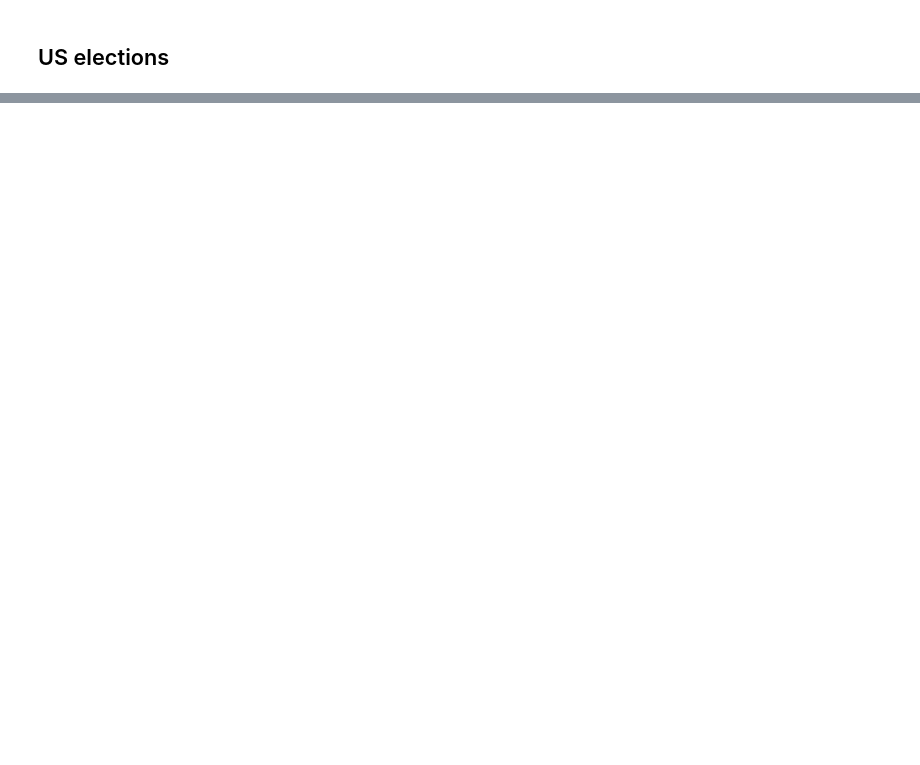
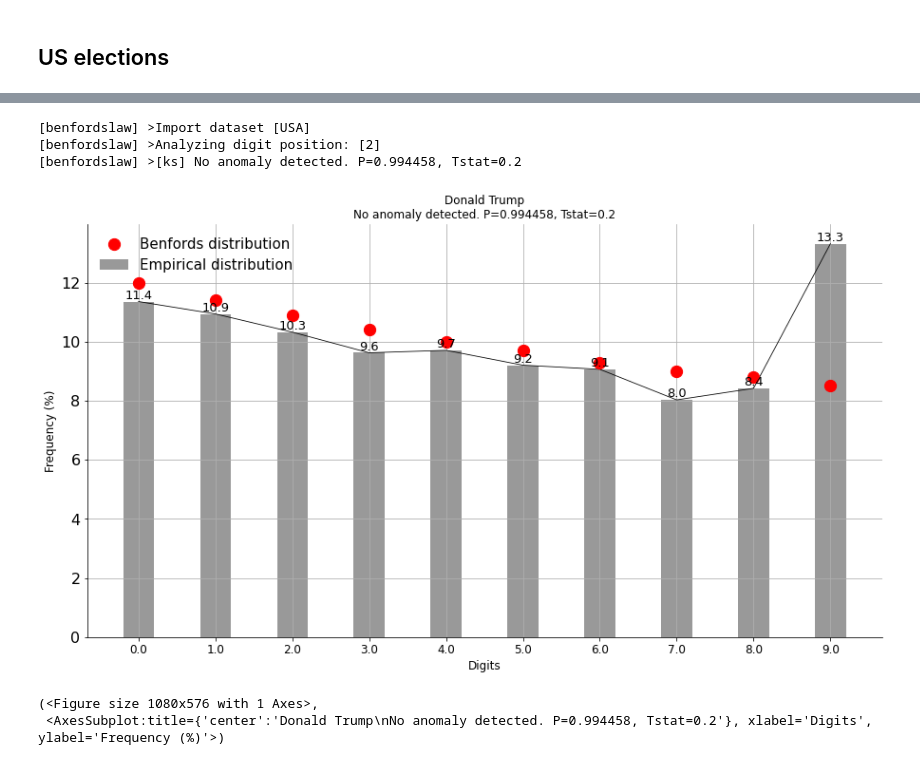
Before and after one commit to Amin-Debabeche/BD_Finance, a Jupyter notebook: src/cleaning.ipynb, the cells around one changed output, grey strips where cells are left out. Cells and saved outputs as stored; diff of their text form; code cells hidden in the pictures; blank space fills up the shorter version.

```diff
--- a/src/cleaning.ipynb
+++ b/src/cleaning.ipynb
@@ -194,0 +243,17 @@ bl.plot(title='Donald Trump', barcolor=[0.5, 0.5, 0.5], fontsize=12, barwidth=0.
+# %%
+# ================== Second digit =================
+
+# Initialize and set to analyze the second digit postion
+bl = benfordslaw(pos=2, method="ks")
+# USA example
+df = bl.import_example(data='USA')
+results = bl.fit(X)
+# Plot
+bl.plot(title='Donald Trump', barcolor=[0.5, 0.5, 0.5], fontsize=12, barwidth=0.4)
+# %% [output]
+[benfordslaw] >Import dataset [USA]
+[benfordslaw] >Analyzing digit position: [2]
+[benfordslaw] >[ks] No anomaly detected. P=0.994458, Tstat=0.2
+[figure, added]
+(<Figure size 1080x576 with 1 Axes>,
+ <AxesSubplot:title={'center':'Donald Trump\nNo anomaly detected. P=0.994458, Tstat=0.2'}, xlabel='Digits', ylabel='Frequency (%)'>)
```
Also changed, not shown: parts of 16 cells of this notebook.
